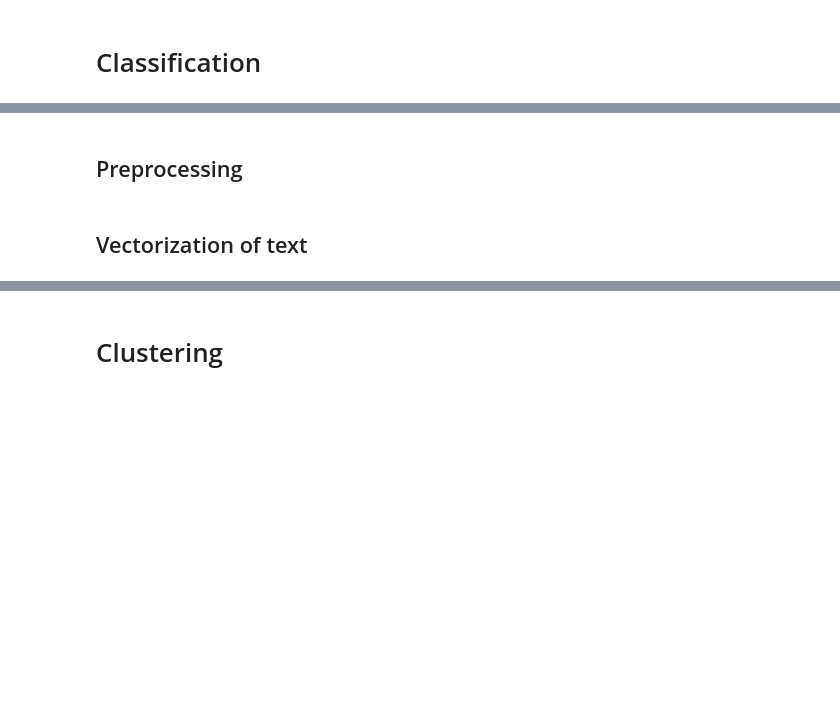
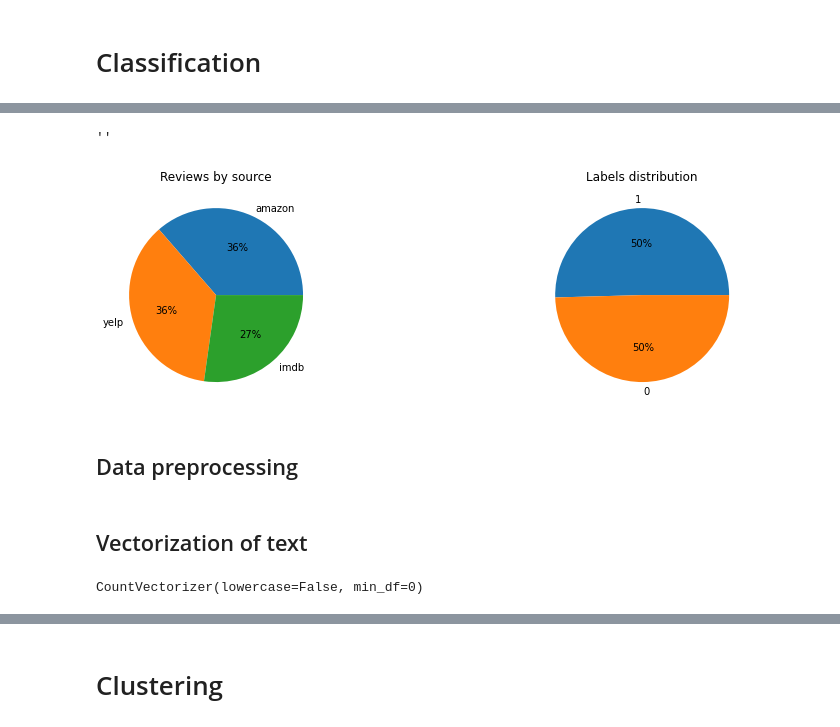
Before and after one commit to Kartm/university-ai-labs-statistical-ml, a Jupyter notebook: Solution.ipynb, the cells around one changed output, grey strips where cells are left out. Saved outputs shown, nothing was run; the diff lists cells and outputs as text; code cells hidden in the pictures; blank space fills up the shorter version.

```diff
--- a/Solution.ipynb
+++ b/Solution.ipynb
@@ -197,3 +221,15 @@ data.label.value_counts().plot(kind='pie',
+# %%
+fig, (ax1, ax2) = plt.subplots(1, 2, figsize=(14,4), sharey='row')
+
+ax1.pie(data['source'].value_counts().values, labels=data['source'].value_counts().index, autopct='%1.0f%%')
+ax1.set_title('Reviews by source')
+
+ax2.pie(data['label'].value_counts().values, labels=data['label'].value_counts().index, autopct='%1.0f%%')
+ax2.set_title('Labels distribution')
+;
+# %% [output]
+''
+[figure, added]
 # %% [markdown]
-## Preprocessing
+## Data preprocessing
 # %%
@@ -222,8 +245,10 @@ train.label.value_counts().plot(kind='pie',
 ## Vectorization of text
 # %%
 sample_text = data['text'][:3]
-for text in sample_text: print(text)
+# for text in sample_text: print(text)
 
 vectorizer = CountVectorizer(min_df=0, lowercase=False)
 vectorizer.fit(sample_text)
-vectorizer.vocabulary_
+# vectorizer.vocabulary_
+# %% [output]
+CountVectorizer(lowercase=False, min_df=0)
```
Also changed, not shown: parts of 35 cells of this notebook.
